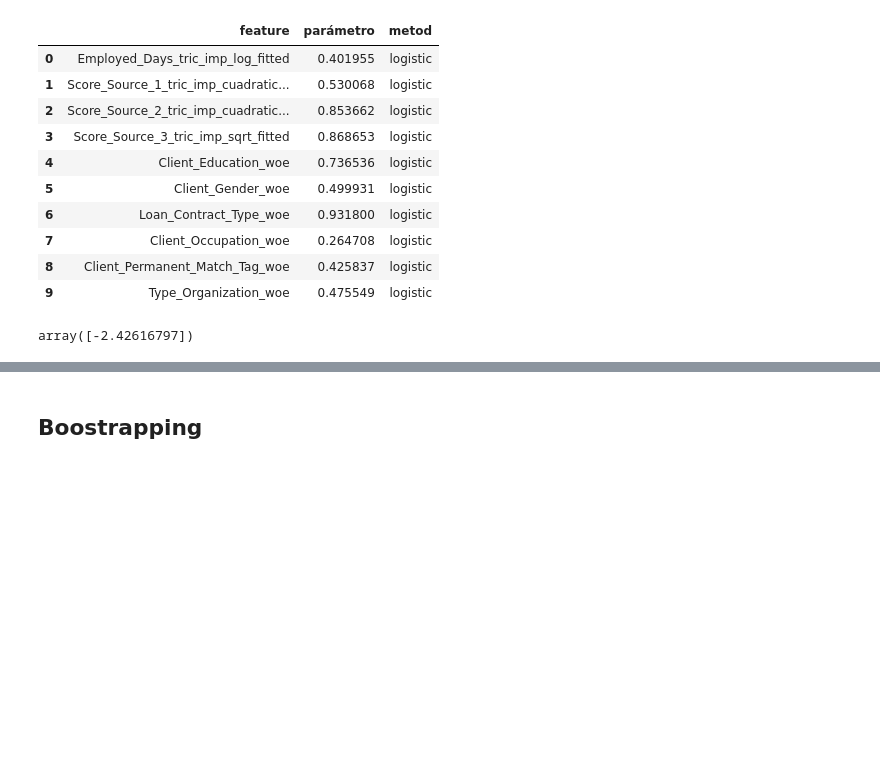
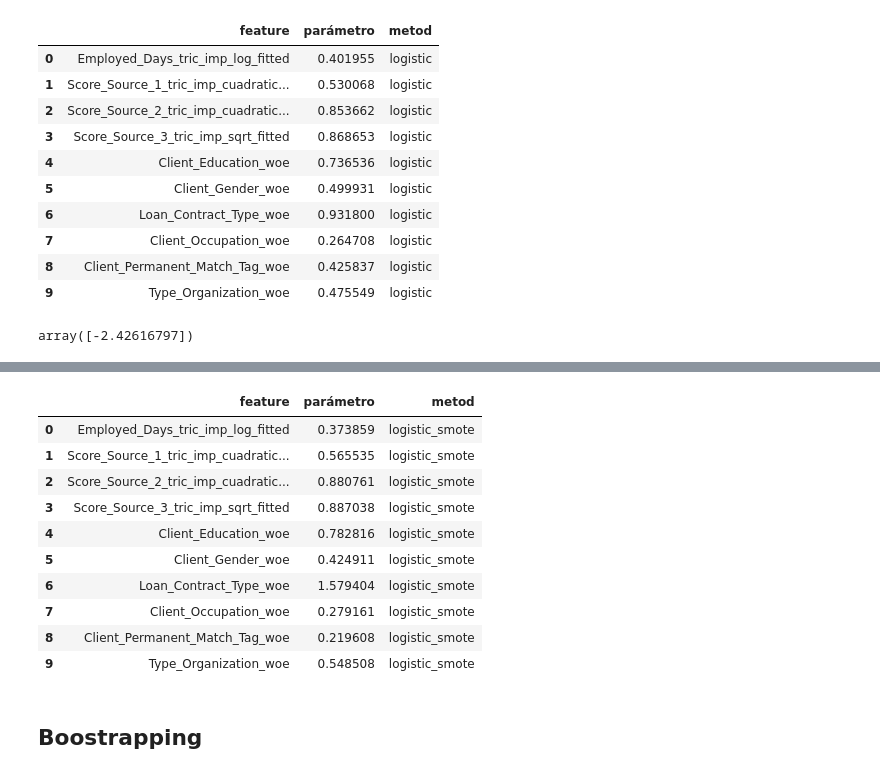
Before and after one commit to JCaballerot/Credit-Scoring, a Jupyter notebook: CreditScoring/Lab_Automobile_Loan_Default.ipynb, the cells around one changed output, grey strips where cells are left out. Cells and saved outputs as stored; diff of their text form; code cells hidden in the pictures; blank space fills up the shorter version.

```diff
--- a/CreditScoring/Lab_Automobile_Loan_Default.ipynb
+++ b/CreditScoring/Lab_Automobile_Loan_Default.ipynb
@@ -1501,3 +1547,21 @@ logreg?
+# %%
+# Analizando los parámetros del modelo
+paramLogistic_smote = pd.DataFrame({'feature': modelo,
+                              'parámetro': logreg.coef_.ravel(),
+                              'metod': 'logistic_smote'})
+paramLogistic_smote
+# %% [output]
+|  | feature | parámetro | metod |
+| 0 | Employed_Days_tric_imp_log_fitted | 0.373859 | logistic_smote |
+| 1 | Score_Source_1_tric_imp_cuadratic... | 0.565535 | logistic_smote |
+| 2 | Score_Source_2_tric_imp_cuadratic... | 0.880761 | logistic_smote |
+| 3 | Score_Source_3_tric_imp_sqrt_fitted | 0.887038 | logistic_smote |
+| 4 | Client_Education_woe | 0.782816 | logistic_smote |
+| 5 | Client_Gender_woe | 0.424911 | logistic_smote |
+| 6 | Loan_Contract_Type_woe | 1.579404 | logistic_smote |
+| 7 | Client_Occupation_woe | 0.279161 | logistic_smote |
+| 8 | Client_Permanent_Match_Tag_woe | 0.219608 | logistic_smote |
+| 9 | Type_Organization_woe | 0.548508 | logistic_smote |
 # %% [markdown]
 ## Boostrapping
 # %% [markdown]
```
Also changed, not shown: parts of 9 cells of this notebook.
